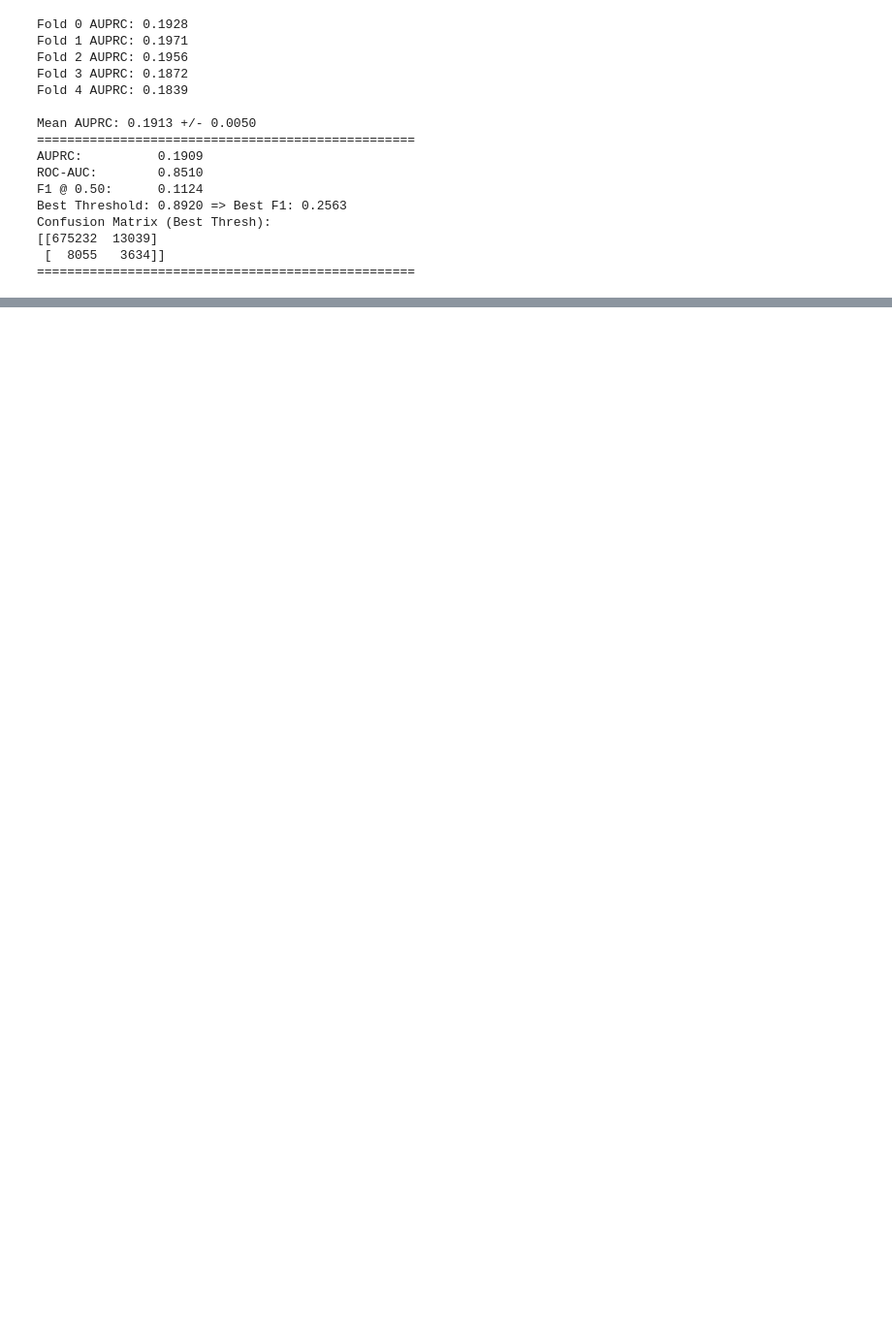
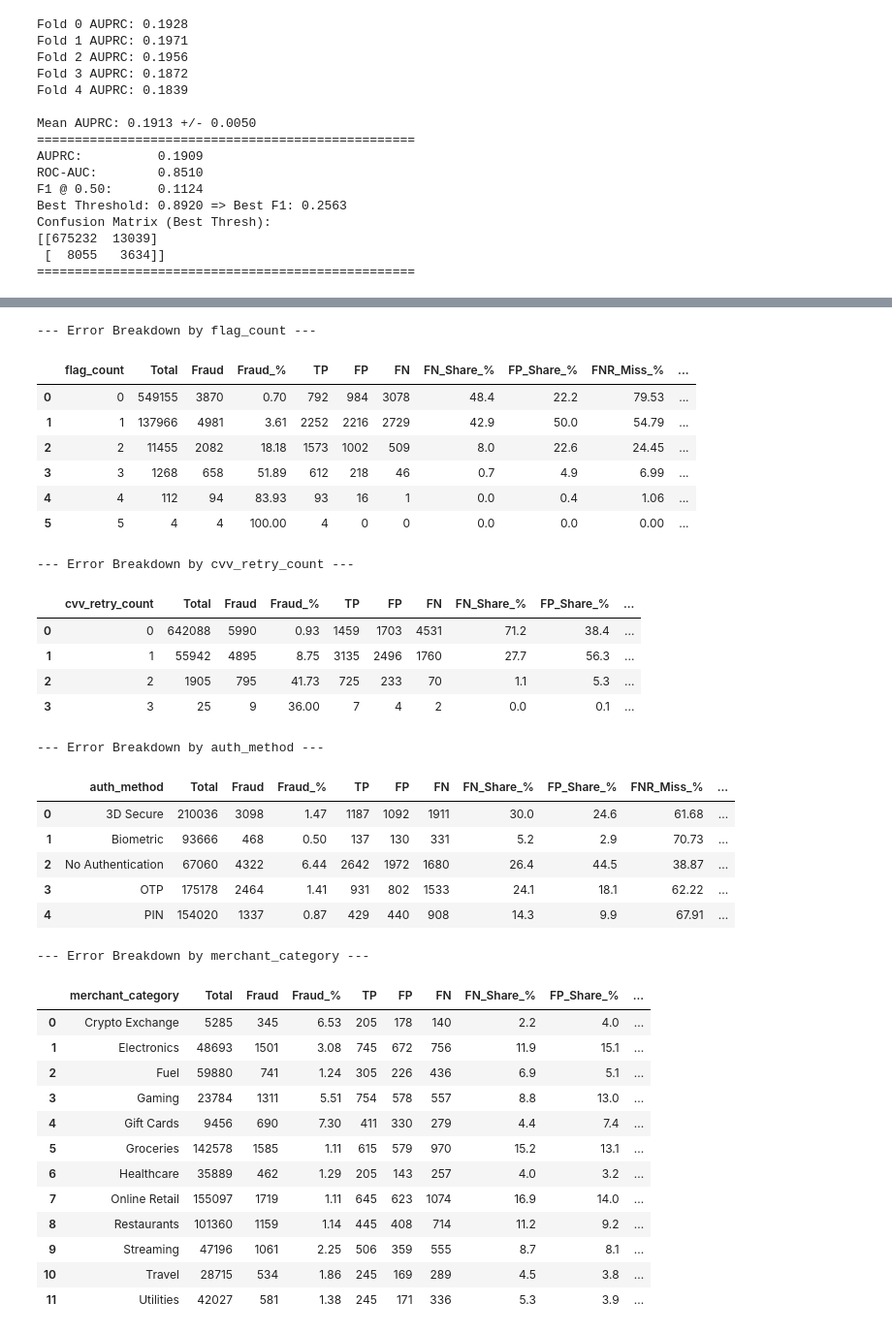
Before and after one commit to VuHaiLinh-24021547/Credit-Card-Fraud-Prediction, a Jupyter notebook: validation_pipeline.ipynb, the cells around one changed output, grey strips where cells are left out. Shown at 97% size. Saved outputs shown, nothing was run; the diff lists cells and outputs as text; code cells hidden in the pictures; blank space fills up the shorter version.

```diff
--- a/validation_pipeline.ipynb
+++ b/validation_pipeline.ipynb
@@ -204,0 +377,63 @@ plt.show()
+# %%
+def slice_error_table(df_in, col):
+    rows = []
+    for val, grp in df_in.groupby(col, observed=False):
+        tp = int((grp["outcome"] == "TP").sum())
+        fp = int((grp["outcome"] == "FP").sum())
+        fn = int((grp["outcome"] == "FN").sum())
+        fraud = tp + fn
+        legit = len(grp) - fraud
+        rows.append({
+            col: val,
+            "Total": len(grp),
+            "Fraud": fraud,
+            "Fraud_%": round(fraud / max(len(grp), 1) * 100, 2),
+            "TP": tp,
+            "FP": fp,
+            "FN": fn,
+            "FN_Share_%": round(fn / max((df_in["outcome"] == "FN").sum(), 1) * 100, 1),
+            "FP_Share_%": round(fp / max((df_in["outcome"] == "FP").sum(), 1) * 100, 1),
+            "FNR_Miss_%": round(fn / max(fraud, 1) * 100, 2),
+            "FDR_FalseAlarm_%": round(fp / max(tp + fp, 1) * 100, 2),
+        })
+    return pd.DataFrame(rows)
+
+for slice_col in ["flag_count", "cvv_retry_count", "auth_method", "merchant_category"]:
+    print(f"--- Error Breakdown by {slice_col} ---")
+    display(slice_error_table(df_err, slice_col))
+# %% [output]
+--- Error Breakdown by flag_count ---
+|  | flag_count | Total | Fraud | Fraud_% | TP | FP | FN | FN_Share_% | FP_Share_% | FNR_Miss_% | ... |
+| 0 | 0 | 549155 | 3870 | 0.70 | 792 | 984 | 3078 | 48.4 | 22.2 | 79.53 | ... |
+| 1 | 1 | 137966 | 4981 | 3.61 | 2252 | 2216 | 2729 | 42.9 | 50.0 | 54.79 | ... |
+| 2 | 2 | 11455 | 2082 | 18.18 | 1573 | 1002 | 509 | 8.0 | 22.6 | 24.45 | ... |
+| 3 | 3 | 1268 | 658 | 51.89 | 612 | 218 | 46 | 0.7 | 4.9 | 6.99 | ... |
+| 4 | 4 | 112 | 94 | 83.93 | 93 | 16 | 1 | 0.0 | 0.4 | 1.06 | ... |
+| 5 | 5 | 4 | 4 | 100.00 | 4 | 0 | 0 | 0.0 | 0.0 | 0.00 | ... |
+--- Error Breakdown by cvv_retry_count ---
+|  | cvv_retry_count | Total | Fraud | Fraud_% | TP | FP | FN | FN_Share_% | FP_Share_% | ... |
+| 0 | 0 | 642088 | 5990 | 0.93 | 1459 | 1703 | 4531 | 71.2 | 38.4 | ... |
+| 1 | 1 | 55942 | 4895 | 8.75 | 3135 | 2496 | 1760 | 27.7 | 56.3 | ... |
+| 2 | 2 | 1905 | 795 | 41.73 | 725 | 233 | 70 | 1.1 | 5.3 | ... |
+| 3 | 3 | 25 | 9 | 36.00 | 7 | 4 | 2 | 0.0 | 0.1 | ... |
+--- Error Breakdown by auth_method ---
+|  | auth_method | Total | Fraud | Fraud_% | TP | FP | FN | FN_Share_% | FP_Share_% | FNR_Miss_% | ... |
+| 0 | 3D Secure | 210036 | 3098 | 1.47 | 1187 | 1092 | 1911 | 30.0 | 24.6 | 61.68 | ... |
+| 1 | Biometric | 93666 | 468 | 0.50 | 137 | 130 | 331 | 5.2 | 2.9 | 70.73 | ... |
+| 2 | No Authentication | 67060 | 4322 | 6.44 | 2642 | 1972 | 1680 | 26.4 | 44.5 | 38.87 | ... |
+| 3 | OTP | 175178 | 2464 | 1.41 | 931 | 802 | 1533 | 24.1 | 18.1 | 62.22 | ... |
+| 4 | PIN | 154020 | 1337 | 0.87 | 429 | 440 | 908 | 14.3 | 9.9 | 67.91 | ... |
+--- Error Breakdown by merchant_category ---
+|  | merchant_category | Total | Fraud | Fraud_% | TP | FP | FN | FN_Share_% | FP_Share_% | ... |
+| 0 | Crypto Exchange | 5285 | 345 | 6.53 | 205 | 178 | 140 | 2.2 | 4.0 | ... |
+| 1 | Electronics | 48693 | 1501 | 3.08 | 745 | 672 | 756 | 11.9 | 15.1 | ... |
+| 2 | Fuel | 59880 | 741 | 1.24 | 305 | 226 | 436 | 6.9 | 5.1 | ... |
+| 3 | Gaming | 23784 | 1311 | 5.51 | 754 | 578 | 557 | 8.8 | 13.0 | ... |
+| 4 | Gift Cards | 9456 | 690 | 7.30 | 411 | 330 | 279 | 4.4 | 7.4 | ... |
+| 5 | Groceries | 142578 | 1585 | 1.11 | 615 | 579 | 970 | 15.2 | 13.1 | ... |
+| 6 | Healthcare | 35889 | 462 | 1.29 | 205 | 143 | 257 | 4.0 | 3.2 | ... |
+| 7 | Online Retail | 155097 | 1719 | 1.11 | 645 | 623 | 1074 | 16.9 | 14.0 | ... |
+| 8 | Restaurants | 101360 | 1159 | 1.14 | 445 | 408 | 714 | 11.2 | 9.2 | ... |
+| 9 | Streaming | 47196 | 1061 | 2.25 | 506 | 359 | 555 | 8.7 | 8.1 | ... |
+| 10 | Travel | 28715 | 534 | 1.86 | 245 | 169 | 289 | 4.5 | 3.8 | ... |
+| 11 | Utilities | 42027 | 581 | 1.38 | 245 | 171 | 336 | 5.3 | 3.9 | ... |
```
Also changed, not shown: parts of 24 cells of this notebook, 1 other file.
